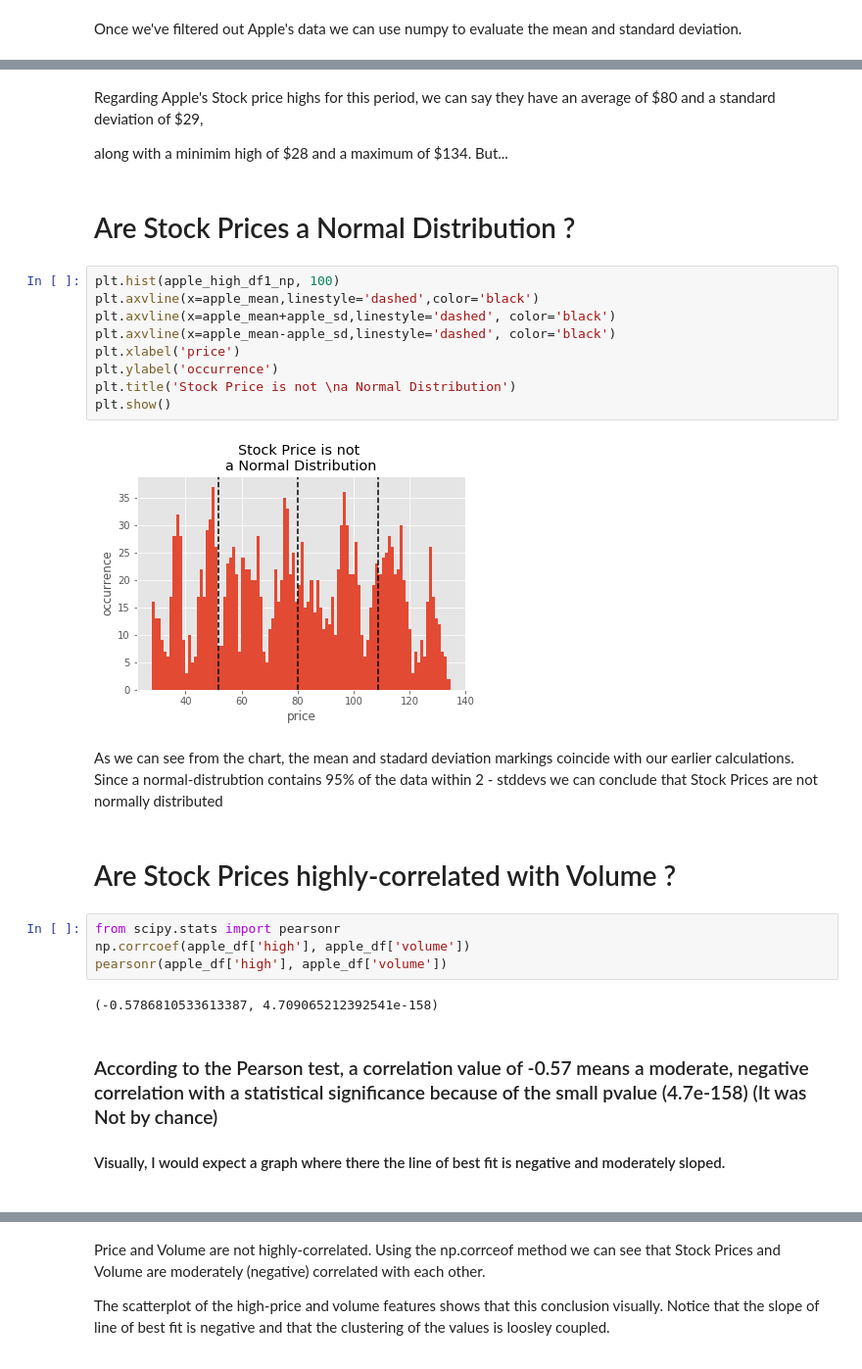
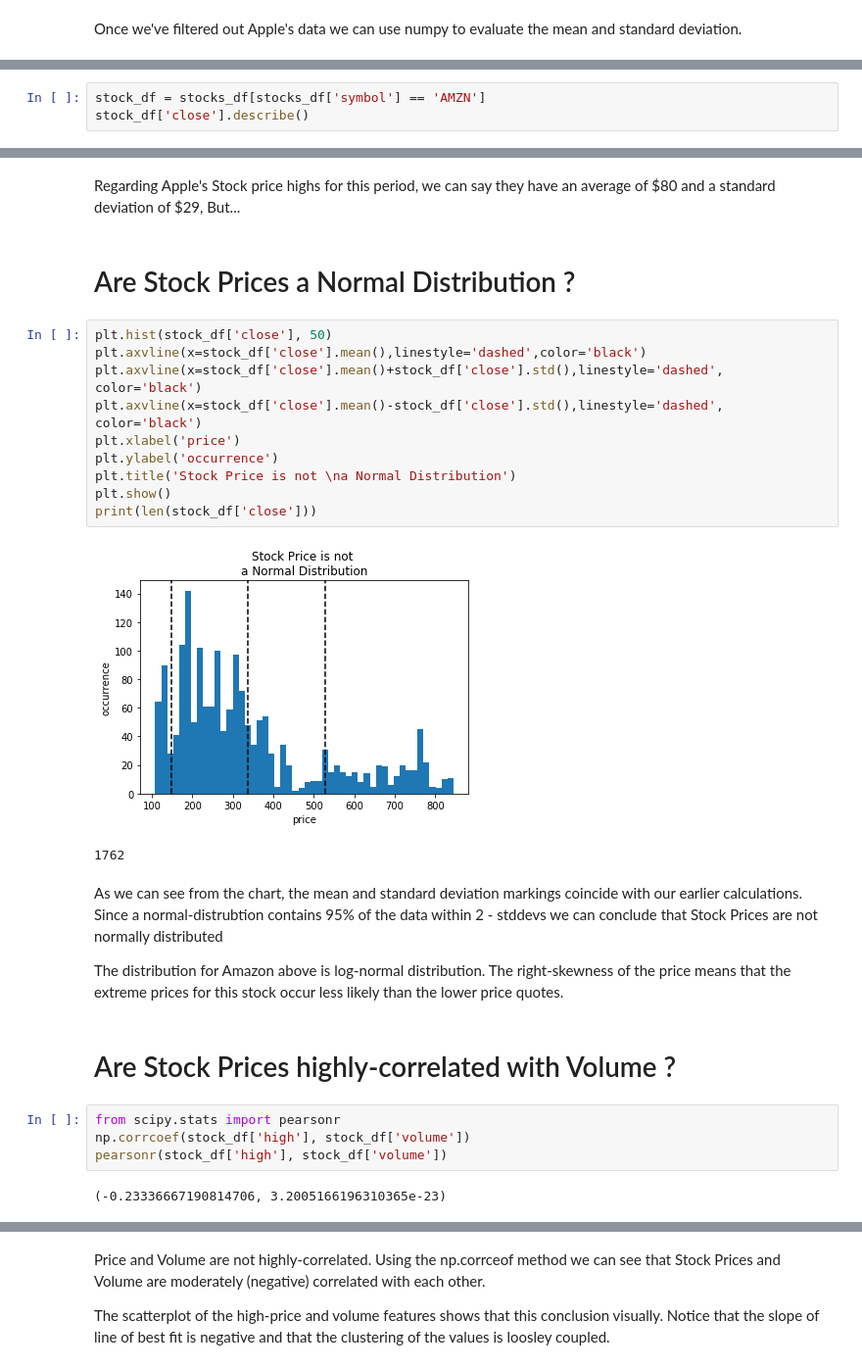
Before and after one commit to plj91682/Thinkful_Assignments, a Jupyter notebook: Thinkful_Assignment_Capstone.ipynb, the cells around one changed output, grey strips where cells are left out. Shown: that part at 98% size. Drawn from its saved outputs; the diff is of its cells as text.

```diff
--- a/Thinkful_Assignment_Capstone.ipynb
+++ b/Thinkful_Assignment_Capstone.ipynb
@@ -63,0 +41,3 @@ maximum:  134.53999299999998
+# %%
+stock_df = stocks_df[stocks_df['symbol'] == 'AMZN']
+stock_df['close'].describe()
@@ -64,35 +54,29 @@ maximum:  134.53999299999998
 # %% [markdown]
-Regarding Apple's Stock price highs for this period, we can say they have an average of \$80 and a standard deviation of \$29,
-
-along with a
-minimim high of \$28 and a maximum of \$134.  But...
+Regarding Apple's Stock price highs for this period, we can say they have an average of \$80 and a standard deviation of \$29, But...
 # %% [markdown]
 # Are Stock Prices a Normal Distribution ?
 # %%
-plt.hist(apple_high_df1_np, 100)
-plt.axvline(x=apple_mean,linestyle='dashed',color='black')
-plt.axvline(x=apple_mean+apple_sd,linestyle='dashed', color='black')
-plt.axvline(x=apple_mean-apple_sd,linestyle='dashed', color='black')
+plt.hist(stock_df['close'], 50)
+plt.axvline(x=stock_df['close'].mean(),linestyle='dashed',color='black')
+plt.axvline(x=stock_df['close'].mean()+stock_df['close'].std(),linestyle='dashed', color='black')
+plt.axvline(x=stock_df['close'].mean()-stock_df['close'].std(),linestyle='dashed', color='black')
 plt.xlabel('price')
 plt.ylabel('occurrence')
 plt.title('Stock Price is not \na Normal Distribution')
 plt.show()
+print(len(stock_df['close']))
 # %% [output]
-[figure, old version]
+[figure, new version]
+1762
 # %% [markdown]
-As we can see from the chart, the mean and stadard deviation markings coincide with our earlier calculations.  Since a normal-distrubtion contains 95% of the data within 2 - stddevs we can conclude that Stock Prices are not normally distributed
+As we can see from the chart, the mean and standard deviation markings coincide with our earlier calculations.  Since a normal-distrubtion contains 95% of the data within 2 - stddevs we can conclude that Stock Prices are not normally distributed
+
+The distribution for Amazon above is log-normal distribution.  The right-skewness of the price means that the extreme prices for this stock occur less likely than the lower price quotes.
 # %% [markdown]
 # Are Stock Prices highly-correlated with Volume ?
 # %%
 from scipy.stats import pearsonr
-np.corrcoef(apple_df['high'], apple_df['volume'])
-pearsonr(apple_df['high'], apple_df['volume'])
+np.corrcoef(stock_df['high'], stock_df['volume'])
+pearsonr(stock_df['high'], stock_df['volume'])
 # %% [output]
-(-0.5786810533613387, 4.709065212392541e-158)
+(-0.23336667190814706, 3.2005166196310365e-23)
-# %% [markdown]
-### According to the Pearson test, a correlation value of -0.57 means a moderate, negative correlation  with a statistical significance because of the small pvalue (4.7e-158) (It was Not by chance)
-
-#### Visually, I would expect a graph where there the line of best fit is negative and moderately sloped.
-
-
-## <Add Conclusion from test to explain expectation>
```
Also changed, not shown: parts of 20 cells of this notebook.
